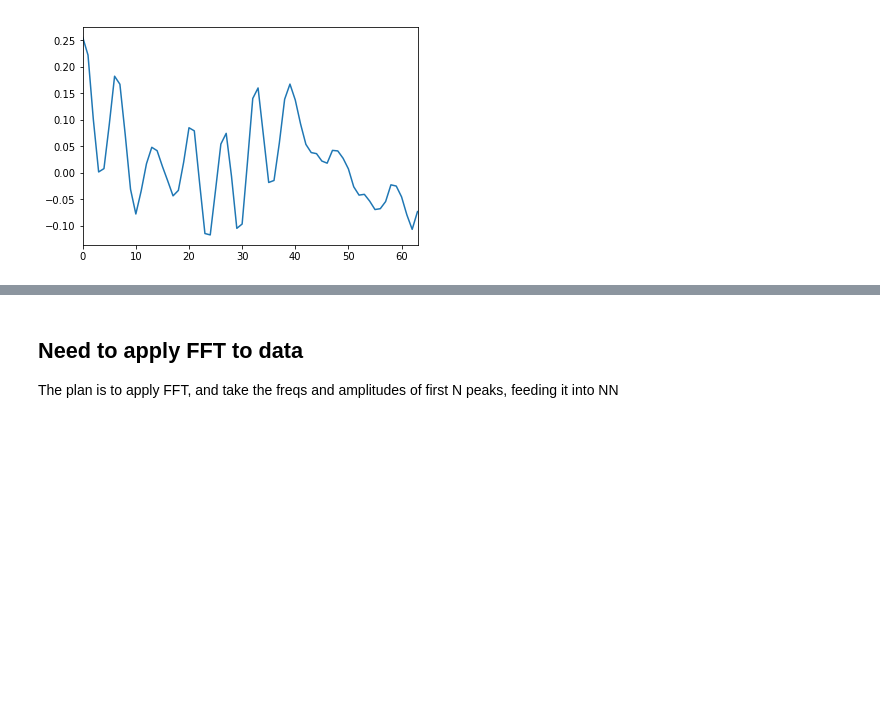
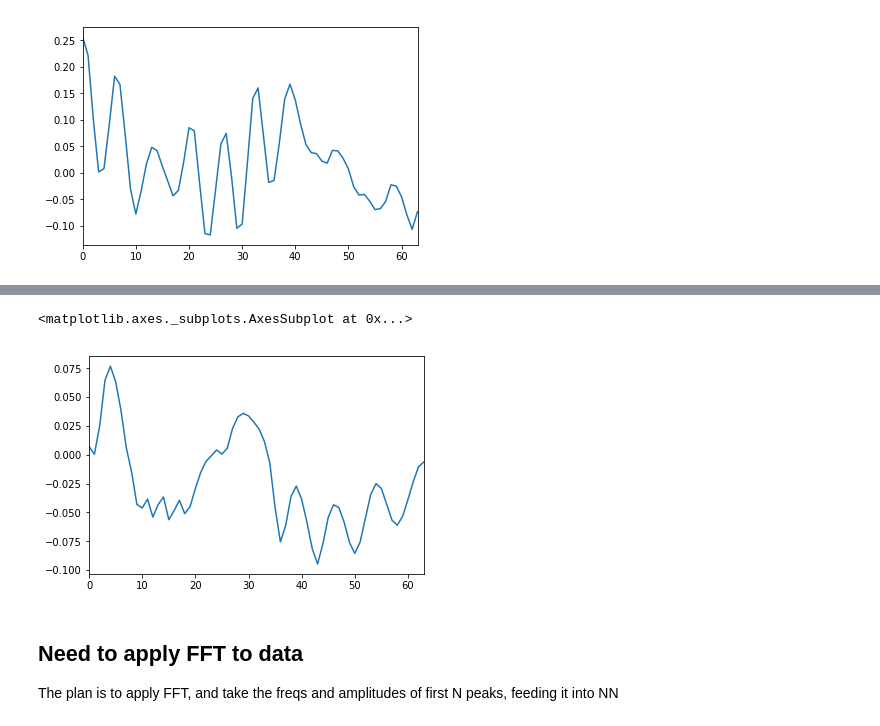
Before and after one commit to naissur/lextac-amp-modelling, a Jupyter notebook: mvp.ipynb, the cells around one changed output, grey strips where cells are left out. Saved outputs shown, nothing was run; the diff lists cells and outputs as text; code cells hidden in the pictures; blank space fills up the shorter version.

```diff
--- a/mvp.ipynb
+++ b/mvp.ipynb
@@ -321,3 +326,8 @@ pd.Series(y_tr_n[100]).plot.line()
+# %%
+pd.Series(y_te_n[100]).plot.line()
+# %% [output]
+<matplotlib.axes._subplots.AxesSubplot at 0x...>
+[figure, added]
 # %% [markdown]
 ## Need to apply FFT to data
 
```
Also changed, not shown: parts of 30 cells of this notebook.
